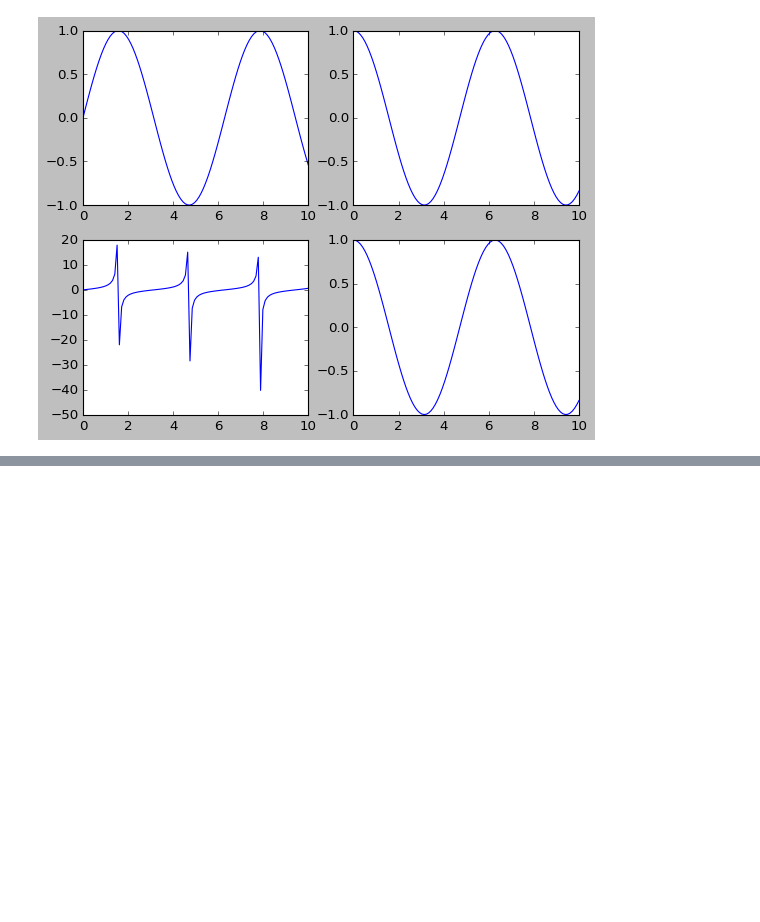
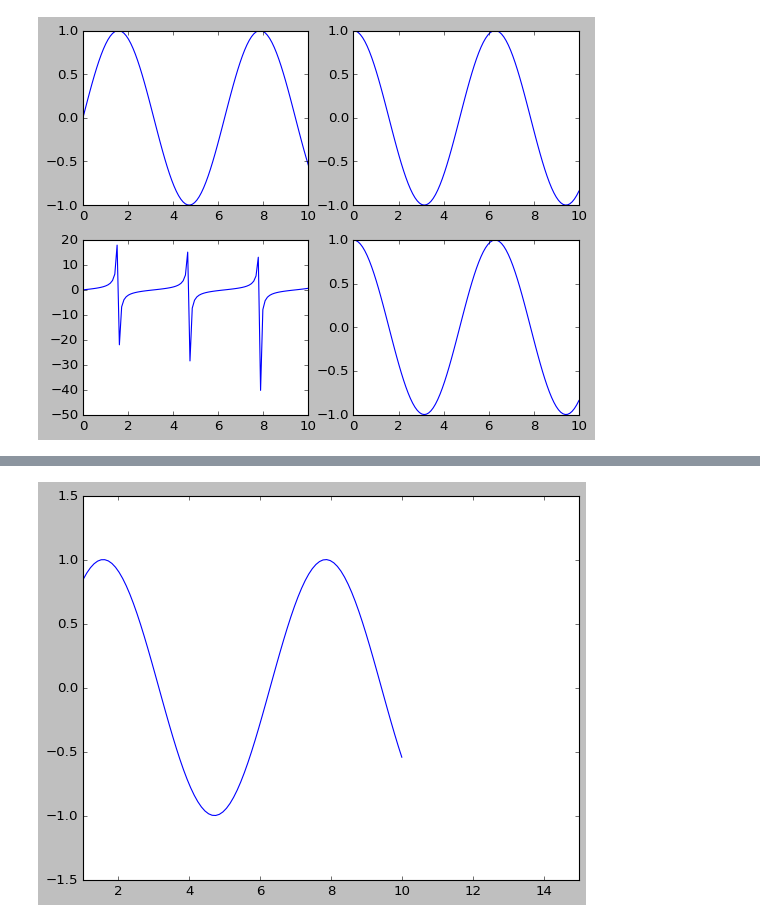
Before and after one commit to omkarpattnaik8080/Matplotlib01, a Jupyter notebook: MatplotlibComplete.ipynb, the cells around one changed output, grey strips where cells are left out. Saved outputs shown, nothing was run; the diff lists cells and outputs as text; code cells hidden in the pictures; blank space fills up the shorter version.

```diff
--- a/MatplotlibComplete.ipynb
+++ b/MatplotlibComplete.ipynb
@@ -128,0 +153,9 @@ plt.show()
+# %%
+#can we change the limits of x axis:-
+#here it is 0 to 10
+plt.plot(x,np.sin(x-0),color="blue")
+plt.ylim(-1.5,1.5)#change the value from -1.5 to 1.5
+plt.xlim(1,15)#change the value from 1 to 15
+plt.show()
+# %% [output]
+[figure, added]
```
Also changed, not shown: parts of 13 cells of this notebook.
